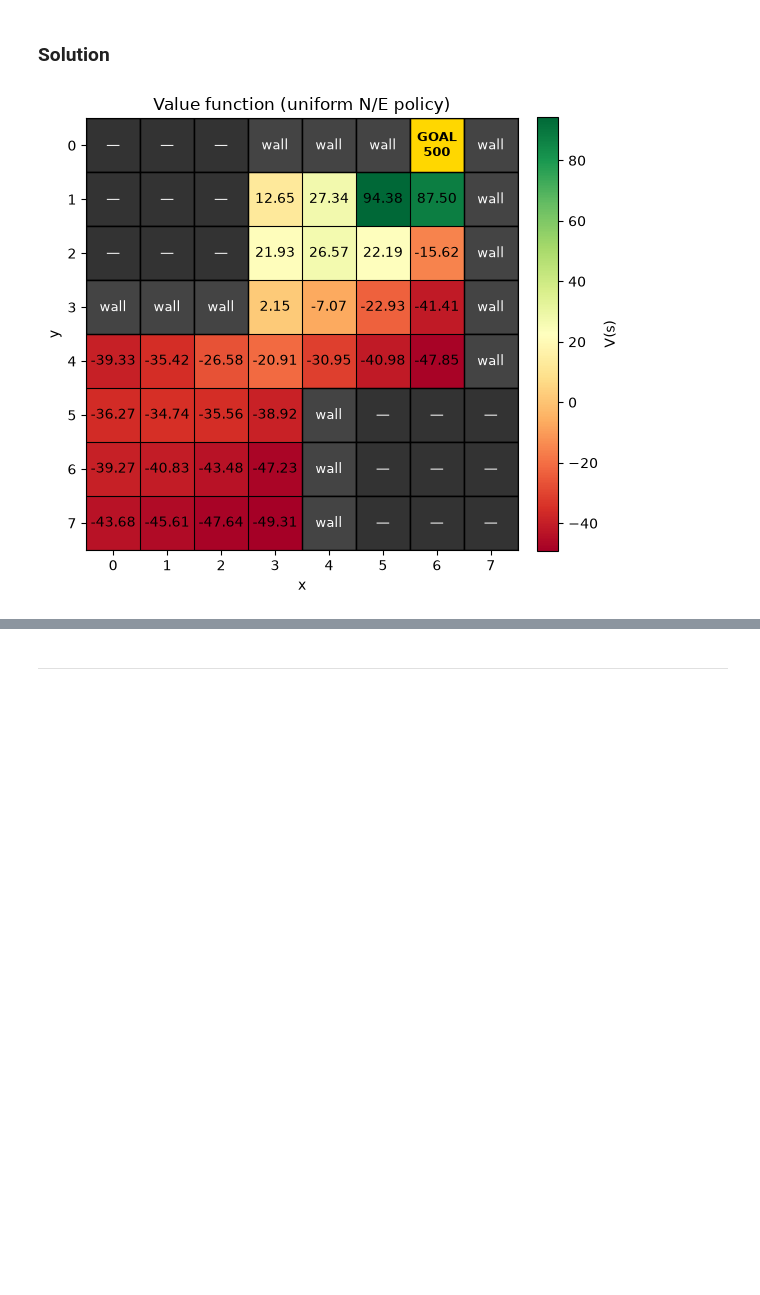
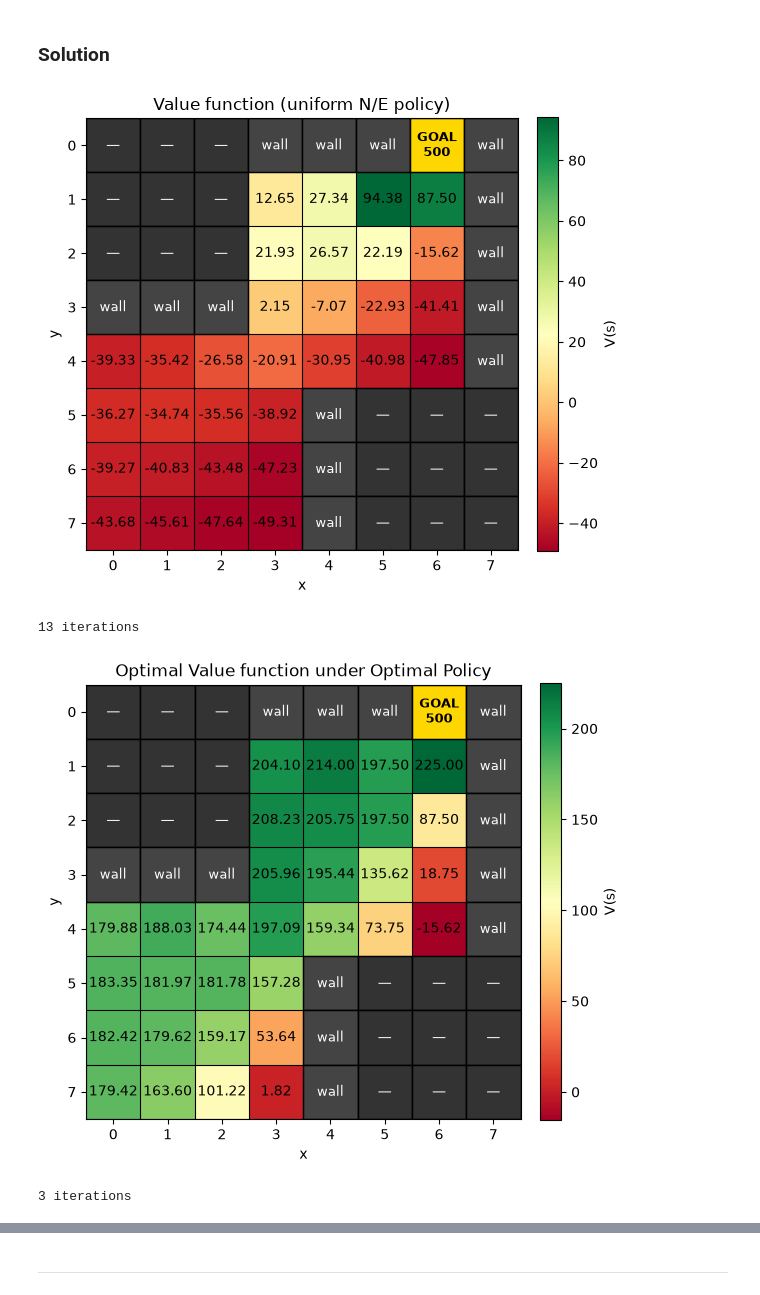
Before and after one commit to kallefrisk/Schoolwork, a Jupyter notebook: Python/ReinforcementLearning/4ma903_lab2.ipynb, the cells around one changed output, grey strips where cells are left out. Drawn from its saved outputs; the diff is of its cells as text; code cells hidden in the pictures; blank space fills up the shorter version.

```diff
--- a/Python/ReinforcementLearning/4ma903_lab2.ipynb
+++ b/Python/ReinforcementLearning/4ma903_lab2.ipynb
@@ -639,9 +688,6 @@ def plot_value_grid(values: np.ndarray,
     plt.show()
 # %%
 # Task 1
-
-# North, East, NoOp
-uniform_policy = np.array([0.5, 0.5])
 
 # Probabilities
 P = np.array([[0.5, 0.4, 0.1],
@@ -652,11 +698,17 @@ moves = np.array([[[0, -1], [1, -1], [1, 0]],
 
 gamma = 1
 
-grid = init_grid()
-value_grid = grid.copy()
+rewards, terminal, nan = init_grid()
+value_grid = rewards.copy()
 
-_, value_grid = cell_value_function(uniform_policy, P, value_grid, moves, gamma, 0, 7)
+H, W = rewards.shape
+uniform_policy = np.zeros((H, W, len(P)))
+uniform_policy[:, :, np.arange(len(P))] = np.array([0.5, 0.5])
 
-plot_value_grid(value_grid, grid, title="Value function (uniform N/E policy)", annot_fmt="{:.2f}")
+value_grid, _ = grid_policy_evaluation(policy=uniform_policy, P=P, rewards=value_grid, moves=moves, gamma=gamma, terminal_mask=terminal, wall_mask=nan)
+
+plot_value_grid(value_grid, rewards, title="Value function (uniform N/E policy)", annot_fmt="{:.2f}")
+print(f"{_} iterations")
 # %% [output]
 [figure]
+13 iterations
@@ -662,0 +777,15 @@ plot_value_grid(value_grid, grid, title="Value function (uniform N/E policy)", a
+# %%
+rewards, terminal, nan = init_grid()
+value_grid = rewards.copy()
+
+H, W = rewards.shape
+uniform_policy = np.zeros((H, W, len(P)))
+uniform_policy[:, :, np.arange(len(P))] = np.array([0.5, 0.5])
+
+V, optimal_policy, best_actions, _ = grid_policy_iteration(P=P, rewards=value_grid, moves=moves, policy=uniform_policy, gamma=gamma, terminal_mask=terminal, wall_mask=nan)
+
+plot_value_grid(V, rewards, title="Optimal Value function under Optimal Policy", annot_fmt="{:.2f}")
+print(f"{_} iterations")
+# %% [output]
+[figure, added]
+3 iterations
```
Also changed, not shown: parts of 8 cells of this notebook.
